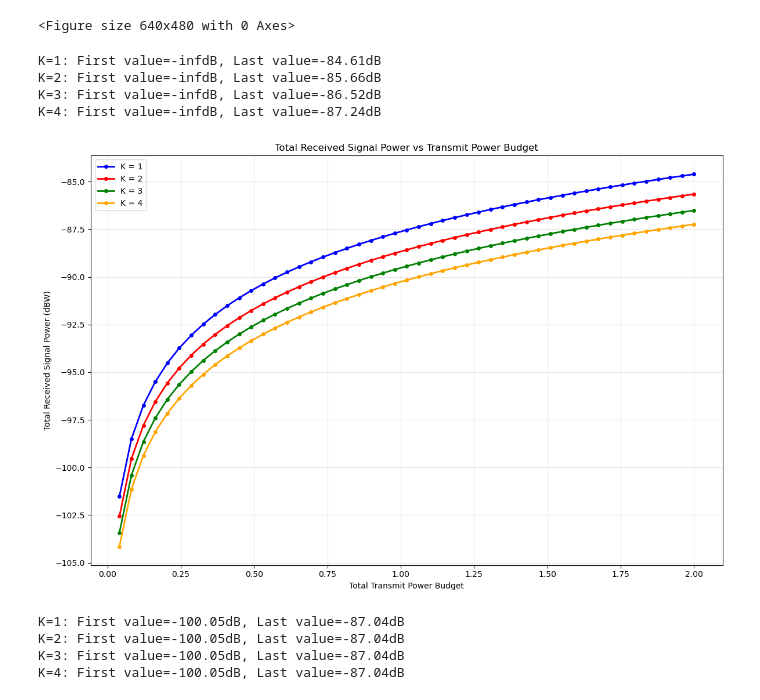
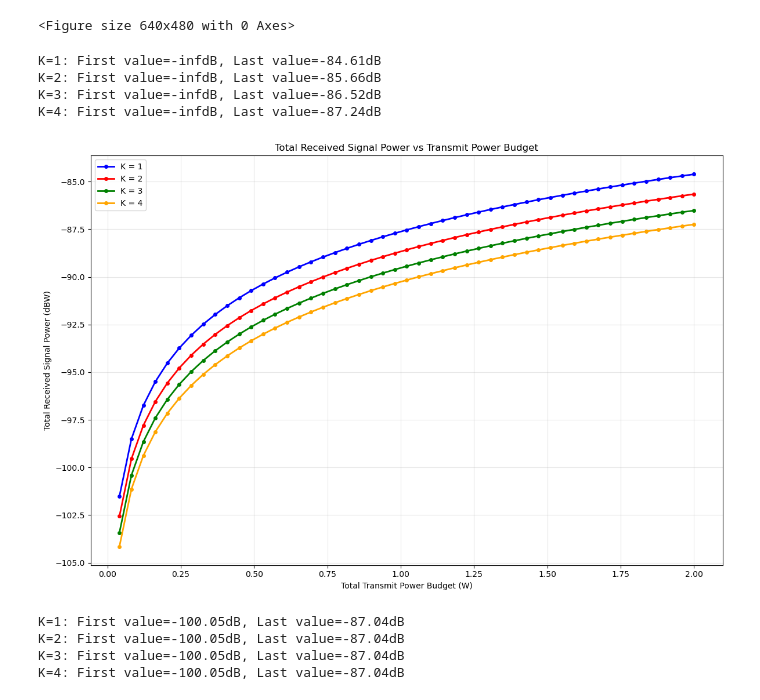
Before and after one commit to yuri-yu87/reinforcing_learning, a Jupyter notebook: Task_Plots/Plots1_2.ipynb, the cells around one changed output. Saved outputs shown, nothing was run; the diff lists cells and outputs as text; code cells hidden in the pictures.

```diff
--- a/Task_Plots/Plots1_2.ipynb
+++ b/Task_Plots/Plots1_2.ipynb
@@ -201,35 +201,35 @@ def test_figure_2():
             user_powers = []
 
             for k in range(K):
                 # Calculate channel coefficient using different distances
                 user_distance = user_distances[k]
                 h = channel_model.calculate_channel_coefficient_distance(user_distance)
                 received_power = Pt_per_user * (abs(h)**2)
                 user_powers.append(received_power)
 
             total_power = sum(user_powers)
             total_received_power.append(10 * np.log10(total_power))
 
         print(f"K={K}: First value={total_received_power[0]:.2f}dB, Last value={total_received_power[-1]:.2f}dB")
 
         plt.plot(Pt_total, total_received_power,
                 label=f'K = {K}', marker='o', markersize=4, color=colors[idx], linewidth=2)
 
-    plt.xlabel('Total Transmit Power Budget')
+    plt.xlabel('Total Transmit Power Budget (W)')
     plt.ylabel('Total Received Signal Power (dBW)')
     plt.title('Total Received Signal Power vs Transmit Power Budget')
     plt.legend()
     plt.grid(True, alpha=0.3)
     plt.tight_layout()
     plt.show()
 
 test_figure_2()
 # %% [output]
 K=1: First value=-infdB, Last value=-84.61dB
 K=2: First value=-infdB, Last value=-85.66dB
 K=3: First value=-infdB, Last value=-86.52dB
 K=4: First value=-infdB, Last value=-87.24dB
-[figure, old version]
+[figure, new version]
 # %%
 def test_figure_2():
     channel_model = ChannelModel(
```
Also changed, not shown: parts of 1 cell of this notebook, 8 other files.
